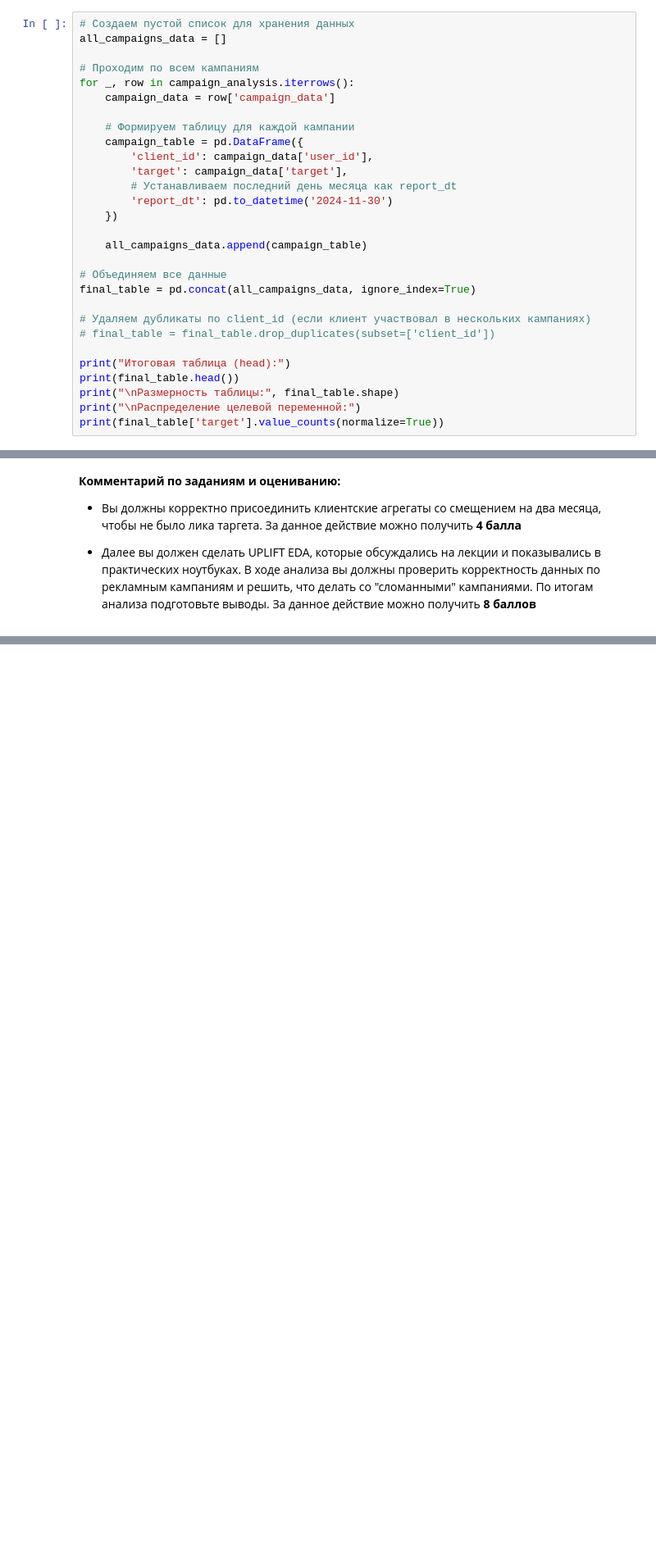
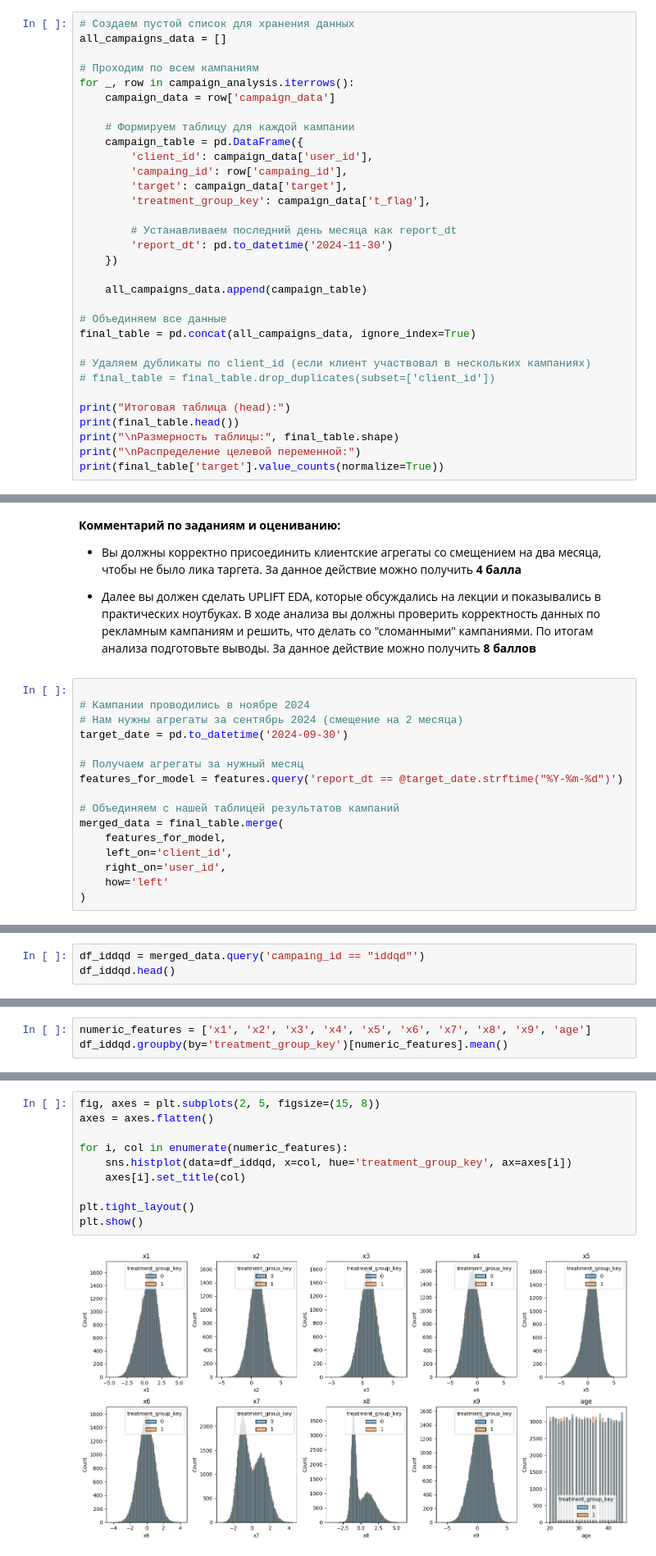
Before and after one commit to psaw/hse-ai24-ml, a Jupyter notebook: hw-6/AI_HW6_uplift.ipynb, the cells around one changed output, grey strips where cells are left out. Shown at 82% size. Saved outputs shown, nothing was run; the diff lists cells and outputs as text; blank space fills up the shorter version.

```diff
--- a/hw-6/AI_HW6_uplift.ipynb
+++ b/hw-6/AI_HW6_uplift.ipynb
@@ -384,7 +411,10 @@ for _, row in campaign_analysis.iterrows():
     # Формируем таблицу для каждой кампании
     campaign_table = pd.DataFrame({
         'client_id': campaign_data['user_id'],
+        'campaing_id': row['campaing_id'],
         'target': campaign_data['target'],
+        'treatment_group_key': campaign_data['t_flag'],
+
         # Устанавливаем последний день месяца как report_dt
         'report_dt': pd.to_datetime('2024-11-30')
     })
@@ -475,3 +504,19 @@ Name: proportion, dtype: float64
 * Вы должны корректно присоединить клиентские агрегаты со смещением на два месяца, чтобы не было лика таргета. За данное действие можно получить **4 балла**
 
 * Далее вы должен сделать UPLIFT EDA, которые обсуждались на лекции и показывались в практических ноутбуках. В ходе анализа вы должны проверить корректность данных по рекламным кампаниям и решить, что делать со "сломанными" кампаниями. По итогам анализа подготовьте выводы. За данное действие можно получить **8 баллов**
+# %%
+
+# Кампании проводились в ноябре 2024
+# Нам нужны агрегаты за сентябрь 2024 (смещение на 2 месяца)
+target_date = pd.to_datetime('2024-09-30')
+
+# Получаем агрегаты за нужный месяц
+features_for_model = features.query('report_dt == @target_date.strftime("%Y-%m-%d")')
+
+# Объединяем с нашей таблицей результатов кампаний
+merged_data = final_table.merge(
+    features_for_model,
+    left_on='client_id',
+    right_on='user_id',
+    how='left'
+)
@@ -595,0 +556,3 @@ print(enriched_data.isnull().mean() * 100)
+# %%
+df_iddqd = merged_data.query('campaing_id == "iddqd"')
+df_iddqd.head()
@@ -595,0 +566,3 @@ print(enriched_data.isnull().mean() * 100)
+# %%
+numeric_features = ['x1', 'x2', 'x3', 'x4', 'x5', 'x6', 'x7', 'x8', 'x9', 'age']
+df_iddqd.groupby(by='treatment_group_key')[numeric_features].mean()
@@ -595,0 +581,12 @@ print(enriched_data.isnull().mean() * 100)
+# %%
+fig, axes = plt.subplots(2, 5, figsize=(15, 8))
+axes = axes.flatten()
+
+for i, col in enumerate(numeric_features):
+    sns.histplot(data=df_iddqd, x=col, hue='treatment_group_key', ax=axes[i])
+    axes[i].set_title(col)
+
+plt.tight_layout()
+plt.show()
+# %% [output]
+[figure, added]
```
Also changed, not shown: parts of 31 cells of this notebook, 3 other files.
